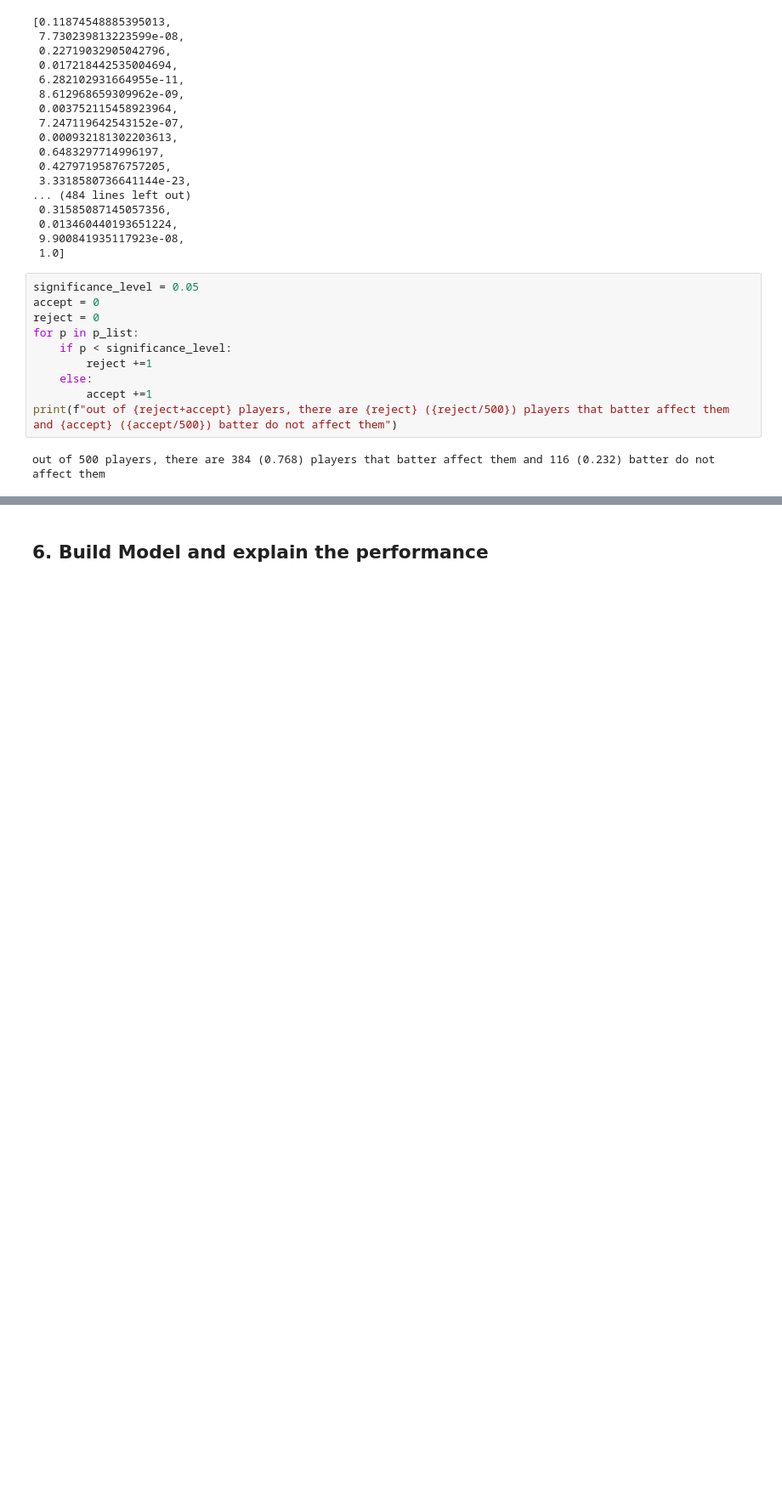
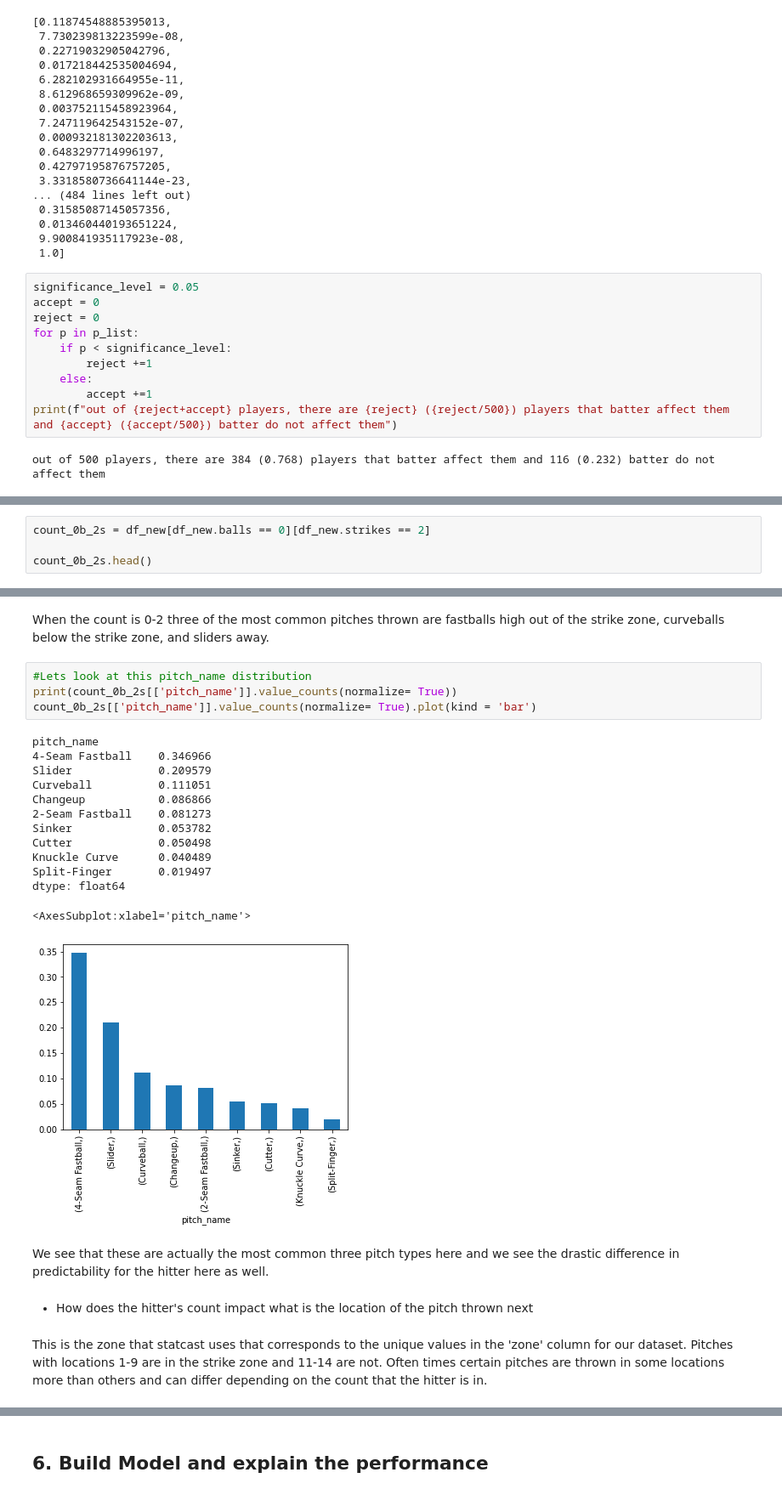
Before and after one commit to gihonglee/MLB_project, a Jupyter notebook: mlb-eda.ipynb, the cells around one changed output, grey strips where cells are left out. Shown: that part at 85% size. Saved outputs shown, nothing was run; the diff lists cells and outputs as text; blank space fills up the shorter version.

```diff
--- a/mlb-eda.ipynb
+++ b/mlb-eda.ipynb
@@ -624,0 +674,4 @@ out of 500 players, there are 384 (0.768) players that batter affect them and 11
+# %%
+count_0b_2s = df_new[df_new.balls == 0][df_new.strikes == 2]
+
+count_0b_2s.head()
@@ -624,0 +686,26 @@ out of 500 players, there are 384 (0.768) players that batter affect them and 11
+# %% [markdown]
+When the count is 0-2 three of the most common pitches thrown are fastballs high out of the strike zone, curveballs below the strike zone, and sliders away.
+# %%
+#Lets look at this pitch_name distribution
+print(count_0b_2s[['pitch_name']].value_counts(normalize= True))
+count_0b_2s[['pitch_name']].value_counts(normalize= True).plot(kind = 'bar')
+# %% [output]
+pitch_name
+4-Seam Fastball    0.346966
+Slider             0.209579
+Curveball          0.111051
+Changeup           0.086866
+2-Seam Fastball    0.081273
+Sinker             0.053782
+Cutter             0.050498
+Knuckle Curve      0.040489
+Split-Finger       0.019497
+dtype: float64
+<AxesSubplot:xlabel='pitch_name'>
+[figure, added]
+# %% [markdown]
+We see that these are actually the most common three pitch types here and we see the drastic difference in predictability for the hitter here as well.
+# %% [markdown]
+- How does the hitter's count impact what is the location of the pitch thrown next
+# %% [markdown]
+This is the zone that statcast uses that corresponds to the unique values in the 'zone' column for our dataset. Pitches with locations 1-9 are in the strike zone and 11-14 are not. Often times certain pitches are thrown in some locations more than others and can differ depending on the count that the hitter is in.
```
Also changed, not shown: parts of 65 cells of this notebook, 1 other file.
